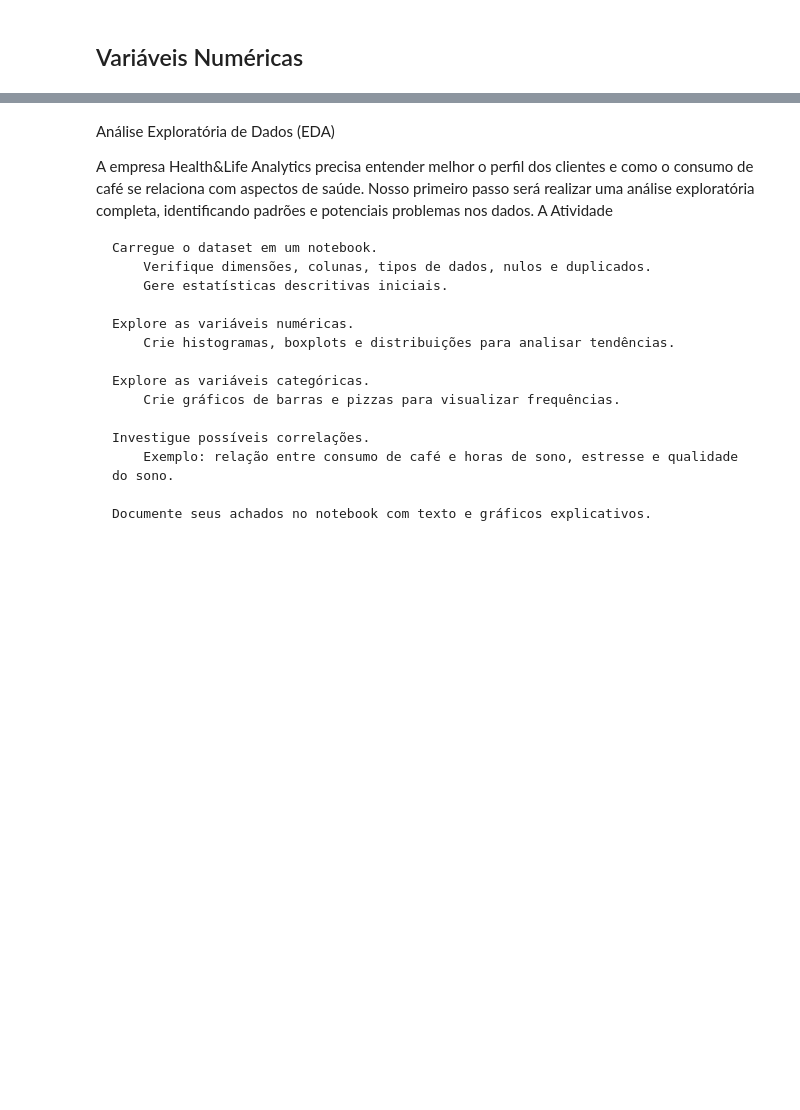
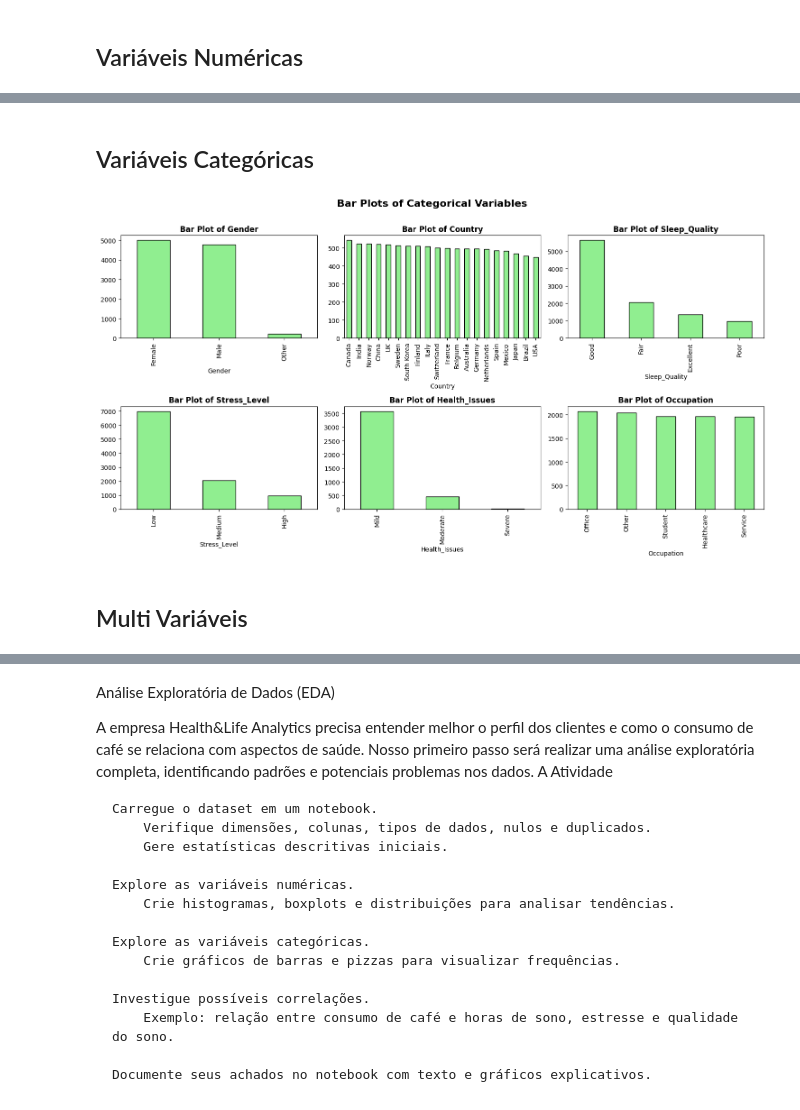
Before and after one commit to DKawaguch/Projeto_Alura_1, a Jupyter notebook: main.ipynb, the cells around one changed output, grey strips where cells are left out. Cells and saved outputs as stored; diff of their text form; code cells hidden in the pictures; blank space fills up the shorter version.

```diff
--- a/main.ipynb
+++ b/main.ipynb
@@ -125,0 +147,27 @@ TypeError: cannot unpack non-iterable numpy.dtypes.Int64DType object
+# %% [markdown]
+## Variáveis Categóricas
+# %%
+cat_cols = [col for col, dtype in df.dtypes.items() if dtype == 'object']
+
+n = len(cat_cols)
+ncols = 3
+nrows = -(-n//ncols)
+
+fig3, axes3 = plt.subplots(nrows=nrows, ncols=ncols, figsize=(5*ncols, 4*nrows))
+axes3 = axes3.flatten()
+
+for i, col in enumerate(cat_cols):
+	df[col].value_counts().plot(kind='bar', ax=axes3[i], color='lightgreen', edgecolor='black')
+	axes3[i].set_title(f'Bar Plot of {col}', fontsize=12, fontweight='bold')
+	axes3[i].tick_params(axis='x')
+
+for j in range(i+1, len(axes3)):
+	axes3[j].set_visible(False)
+
+plt.suptitle('Bar Plots of Categorical Variables', fontsize=16, fontweight='bold', y=1.01)
+plt.tight_layout()
+plt.show()
+# %% [output]
+[figure, added]
+# %% [markdown]
+## Multi Variáveis
```
Also changed, not shown: parts of 9 cells of this notebook.
